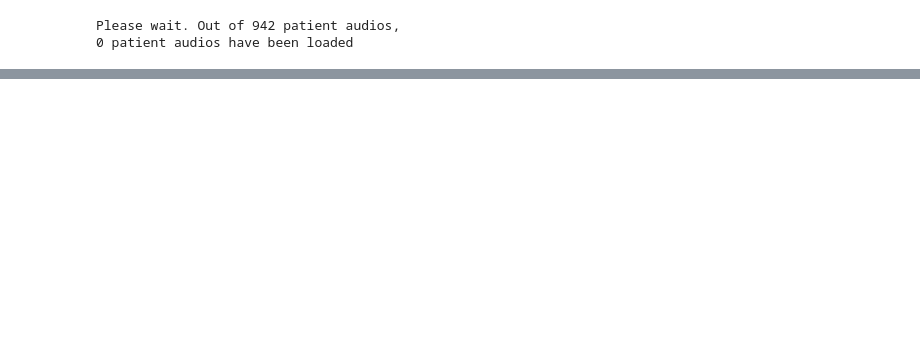
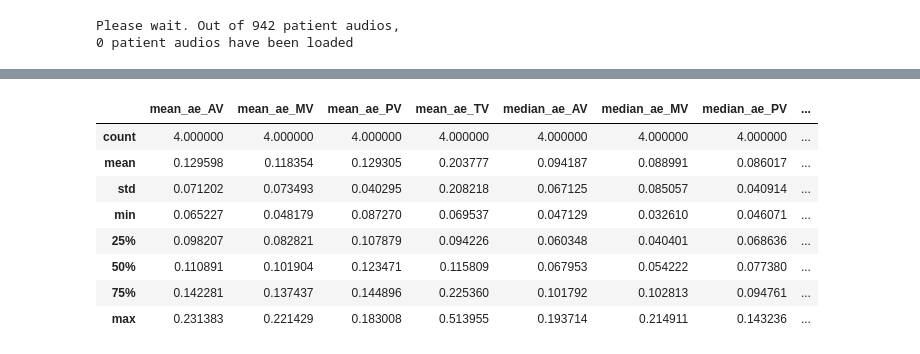
Before and after one commit to asideras/MSc-in-AI-Demokritos-Machine-Learning-Course, a Jupyter notebook: mumor_classification.ipynb, the cells around one changed output, grey strips where cells are left out. Cells and saved outputs as stored; diff of their text form; code cells hidden in the pictures; blank space fills up the shorter version.

```diff
--- a/mumor_classification.ipynb
+++ b/mumor_classification.ipynb
@@ -118,7 +69,0 @@ array([0.02571615, 0.0141059 , 0.02853733, 0.02571615, 0.02007378,
-# %%
-def count_length(x):
-
-    return x.shape[0]
-
-
-df['Length'] = df['AV'].map(count_length)
@@ -203,0 +85,3 @@ df
+# %%
+df_pres = df[df.MURMUR == "Present"]
+df_abs = df[df.MURMUR == "Absent"]
@@ -203,0 +104,12 @@ df
+# %%
+df_pres.describe()
+# %% [output]
+|  | mean_ae_AV | mean_ae_MV | mean_ae_PV | mean_ae_TV | median_ae_AV | median_ae_MV | median_ae_PV | ... |
+| count | 4.000000 | 4.000000 | 4.000000 | 4.000000 | 4.000000 | 4.000000 | 4.000000 | ... |
+| mean | 0.129598 | 0.118354 | 0.129305 | 0.203777 | 0.094187 | 0.088991 | 0.086017 | ... |
+| std | 0.071202 | 0.073493 | 0.040295 | 0.208218 | 0.067125 | 0.085057 | 0.040914 | ... |
+| min | 0.065227 | 0.048179 | 0.087270 | 0.069537 | 0.047129 | 0.032610 | 0.046071 | ... |
+| 25% | 0.098207 | 0.082821 | 0.107879 | 0.094226 | 0.060348 | 0.040401 | 0.068636 | ... |
+| 50% | 0.110891 | 0.101904 | 0.123471 | 0.115809 | 0.067953 | 0.054222 | 0.077380 | ... |
+| 75% | 0.142281 | 0.137437 | 0.144896 | 0.225360 | 0.101792 | 0.102813 | 0.094761 | ... |
+| max | 0.231383 | 0.221429 | 0.183008 | 0.513955 | 0.193714 | 0.214911 | 0.143236 | ... |
```
Also changed, not shown: parts of 27 cells of this notebook, 2 other files.
